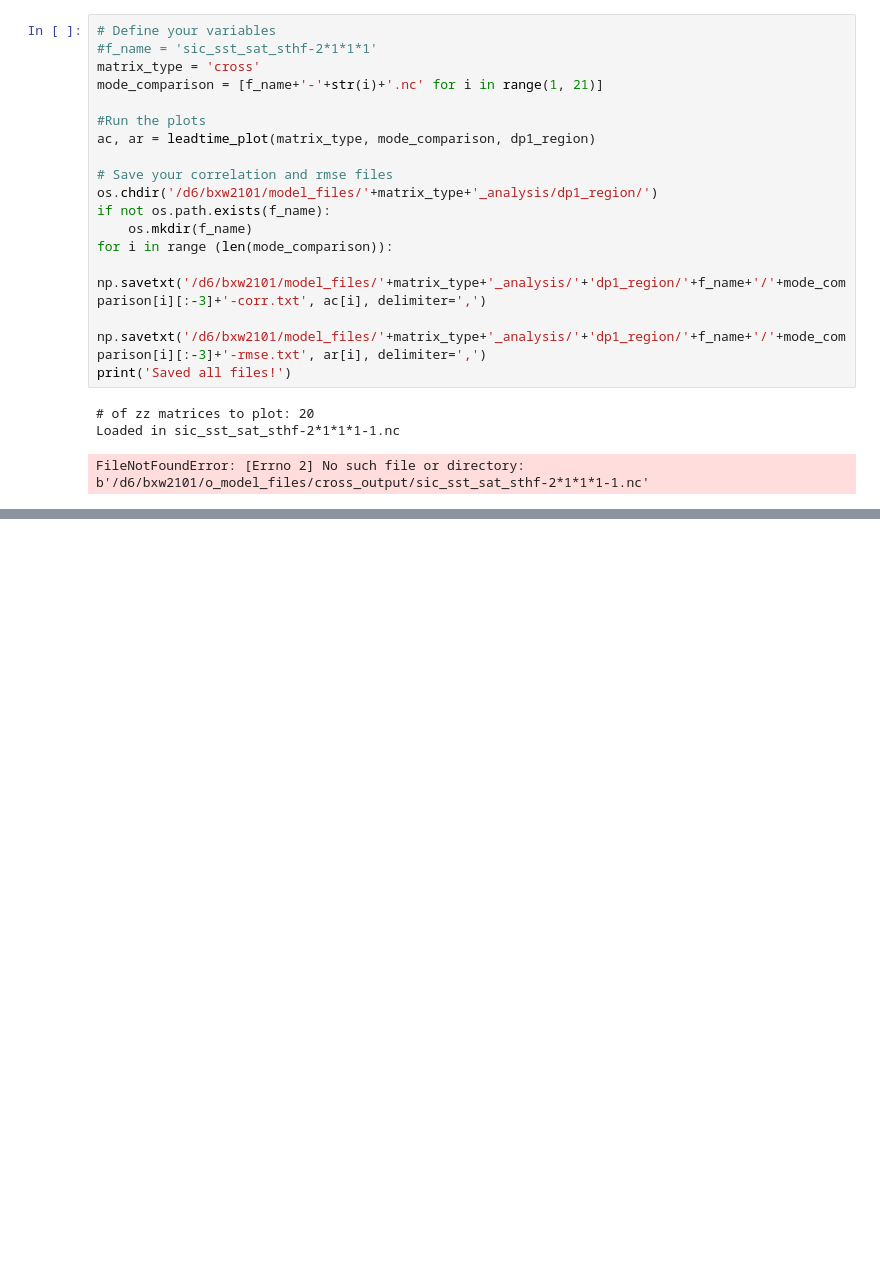
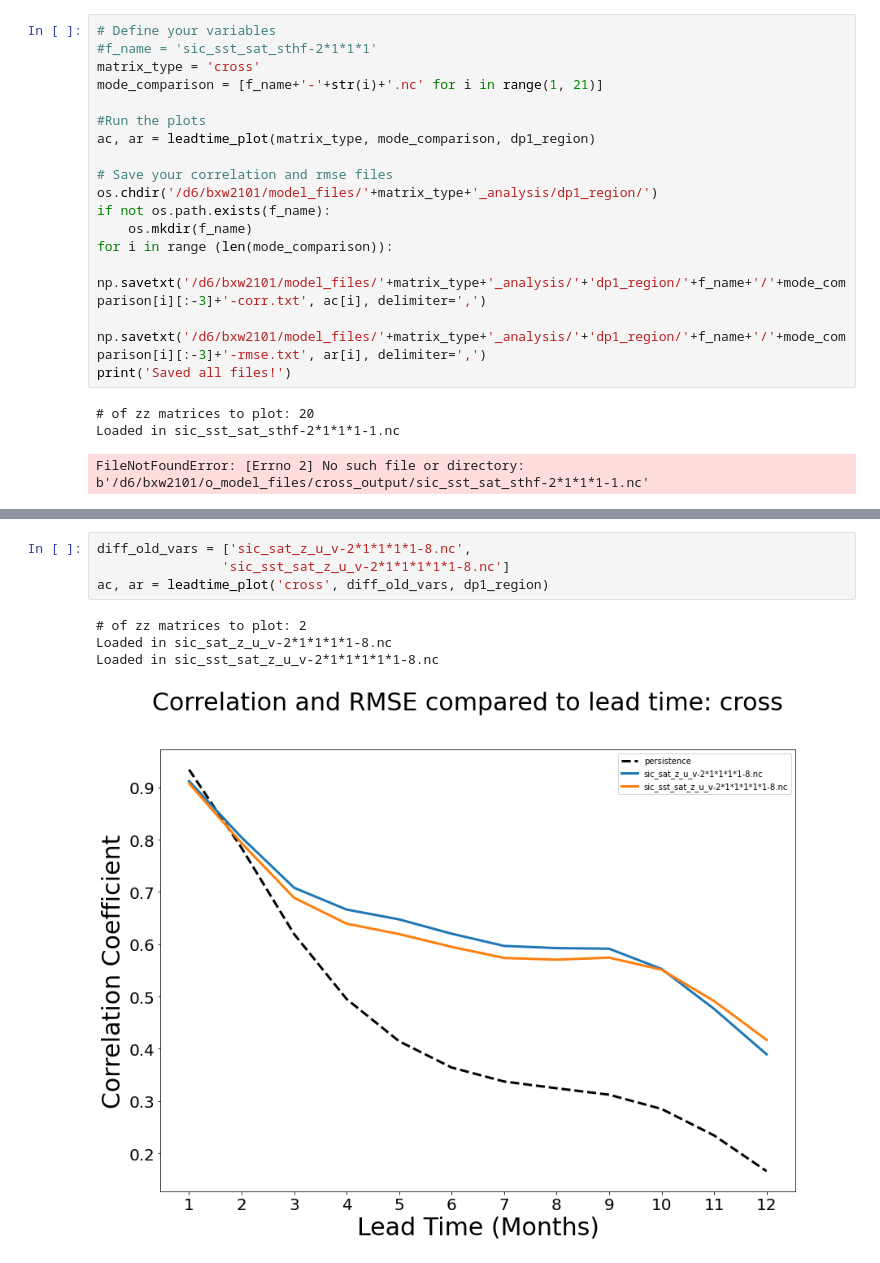
Before and after one commit to bernardw11/seaice_forecasts, a Jupyter notebook: remake_old_model/meof_hcast_cross_og.ipynb, the cells around one changed output, grey strips where cells are left out. Saved outputs shown, nothing was run; the diff lists cells and outputs as text; blank space fills up the shorter version.

```diff
--- a/remake_old_model/meof_hcast_cross_og.ipynb
+++ b/remake_old_model/meof_hcast_cross_og.ipynb
@@ -455,0 +463,9 @@ Loaded in sic_sst_sat_z_u_v-2*1*1*0.5*0.5*0.5-9.nc
+# %%
+diff_old_vars = ['sic_sat_z_u_v-2*1*1*1*1-8.nc',
+                'sic_sst_sat_z_u_v-2*1*1*1*1*1-8.nc']
+ac, ar = leadtime_plot('cross', diff_old_vars, dp1_region)
+# %% [output]
+# of zz matrices to plot: 2
+Loaded in sic_sat_z_u_v-2*1*1*1*1-8.nc
+Loaded in sic_sst_sat_z_u_v-2*1*1*1*1*1-8.nc
+[figure, added]
```
Also changed, not shown: parts of 7 cells of this notebook, 30 other files.
